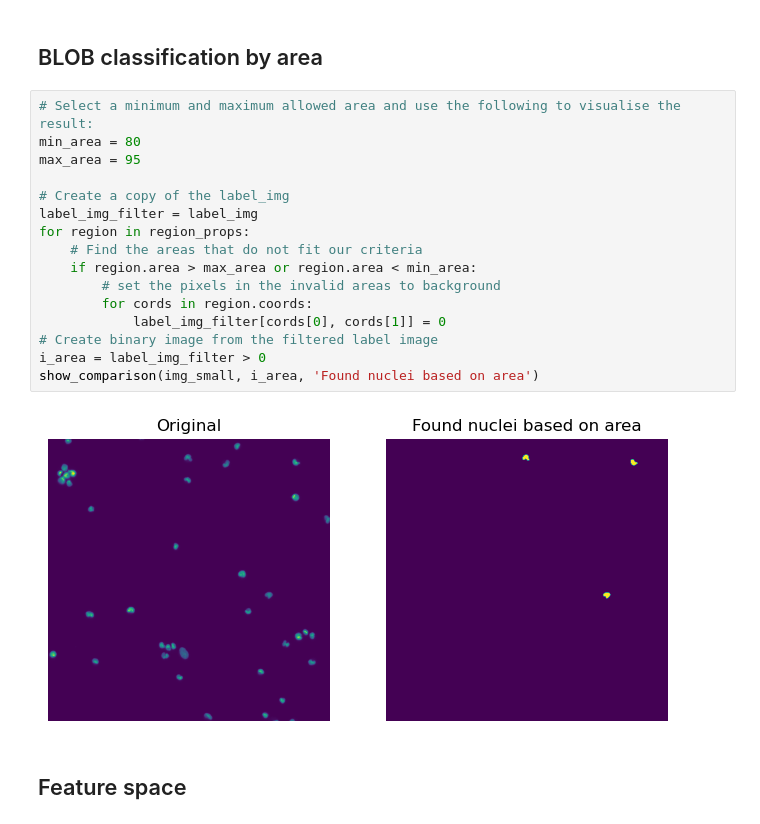
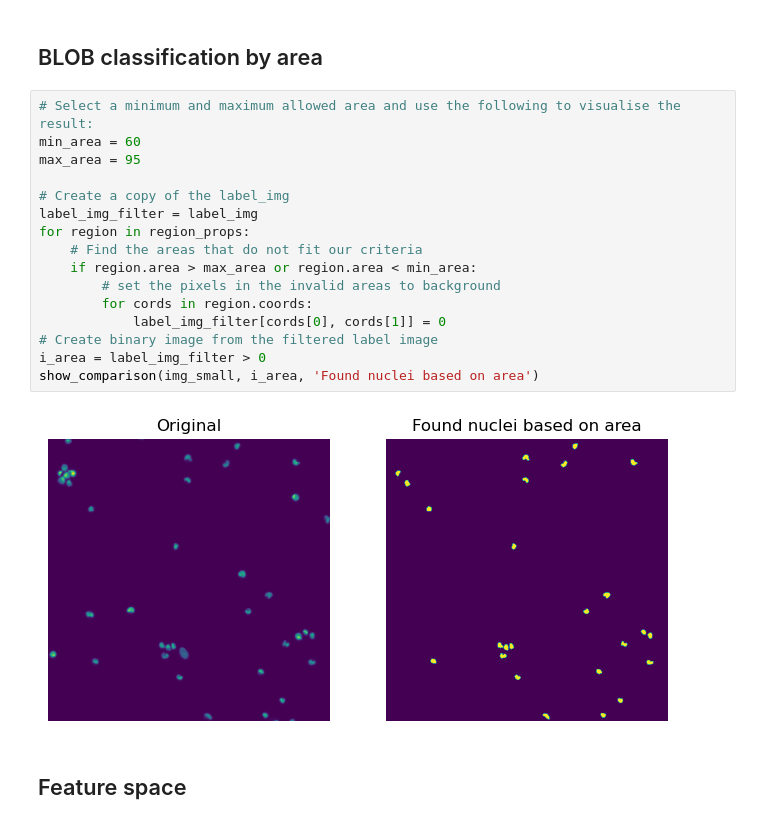
Before and after one commit to MonkeScripts/02502-Image-Analysis, a Jupyter notebook: week5/ex5.ipynb, the cells around one changed output. Drawn from its saved outputs; the diff is of its cells as text.

```diff
--- a/week5/ex5.ipynb
+++ b/week5/ex5.ipynb
@@ -235,22 +222,22 @@ io.show()
 ## BLOB classification by area
 # %%
 # Select a minimum and maximum allowed area and use the following to visualise the result:
-min_area = 80
+min_area = 60
 max_area = 95
 
 # Create a copy of the label_img
 label_img_filter = label_img
 for region in region_props:
 	# Find the areas that do not fit our criteria
 	if region.area > max_area or region.area < min_area:
 		# set the pixels in the invalid areas to background
 		for cords in region.coords:
 			label_img_filter[cords[0], cords[1]] = 0
 # Create binary image from the filtered label image
 i_area = label_img_filter > 0
 show_comparison(img_small, i_area, 'Found nuclei based on area')
 # %% [output]
-[figure, old version]
+[figure, new version]
 # %% [markdown]
 ## Feature space
 # %%
```
Also changed, not shown: parts of 3 cells of this notebook, 9 other files.
